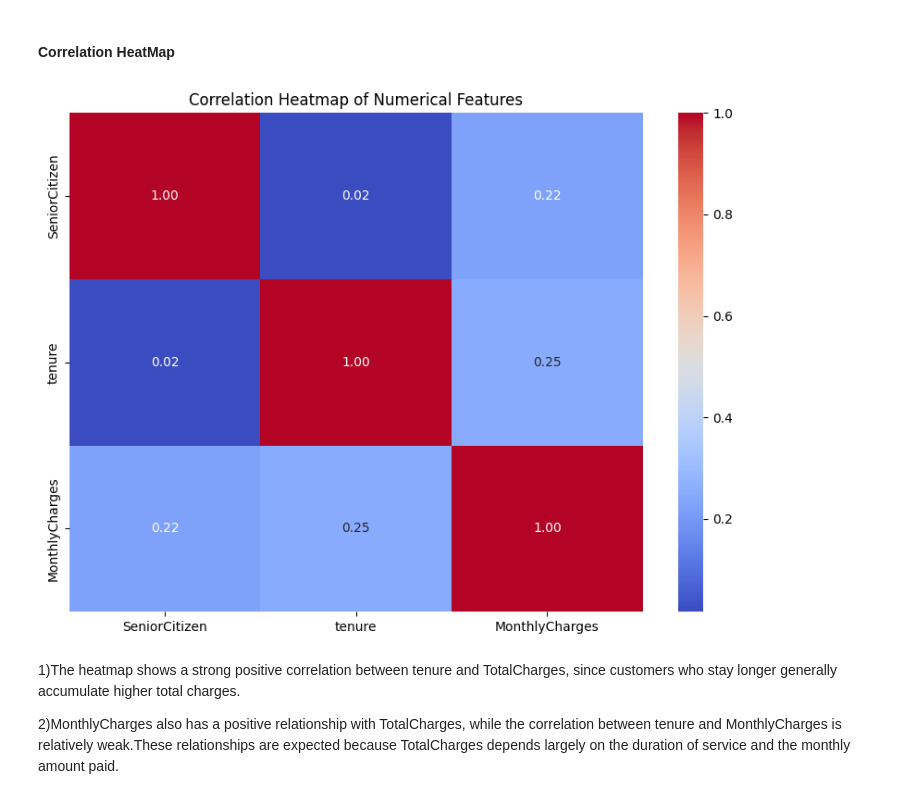
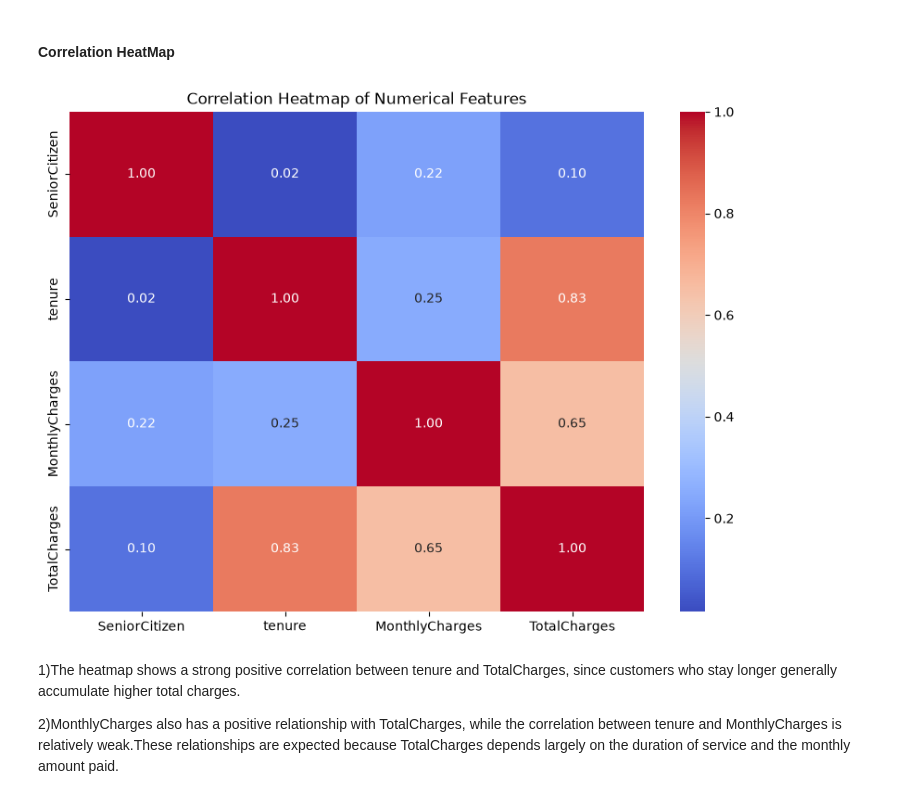
Before and after one commit to Anuja1307/ML_Capstone_Project, a Jupyter notebook: notebooks/Classification.ipynb, the cells around one changed output. Drawn from its saved outputs; the diff is of its cells as text; code cells hidden in the pictures.

```diff
--- a/notebooks/Classification.ipynb
+++ b/notebooks/Classification.ipynb
@@ -205,19 +205,25 @@ Observation: The target variable is imbalanced, with a higher proportion of cust
 # %% [markdown]
 #### Correlation HeatMap
 # %%
+# Convert MonthlyCharges from object/string to numeric
+df['TotalCharges'] = pd.to_numeric(df['TotalCharges'], errors='coerce')
+
+# Add it to the numerical columns
+numerical_cols = ['SeniorCitizen', 'tenure', 'MonthlyCharges', 'TotalCharges']
+
 plt.figure(figsize=(10, 7))
 
 sns.heatmap(
     df[numerical_cols].corr(),
     annot=True,
     cmap='coolwarm',
     fmt='.2f'
 )
 
 plt.title('Correlation Heatmap of Numerical Features')
 plt.show()
 # %% [output]
-[figure, old version]
+[figure, new version]
 # %% [markdown]
 1)The heatmap shows a strong positive correlation between tenure and TotalCharges, since customers who stay longer generally accumulate higher total charges.
 
```
Also changed, not shown: parts of 57 cells of this notebook, 1 other file.
